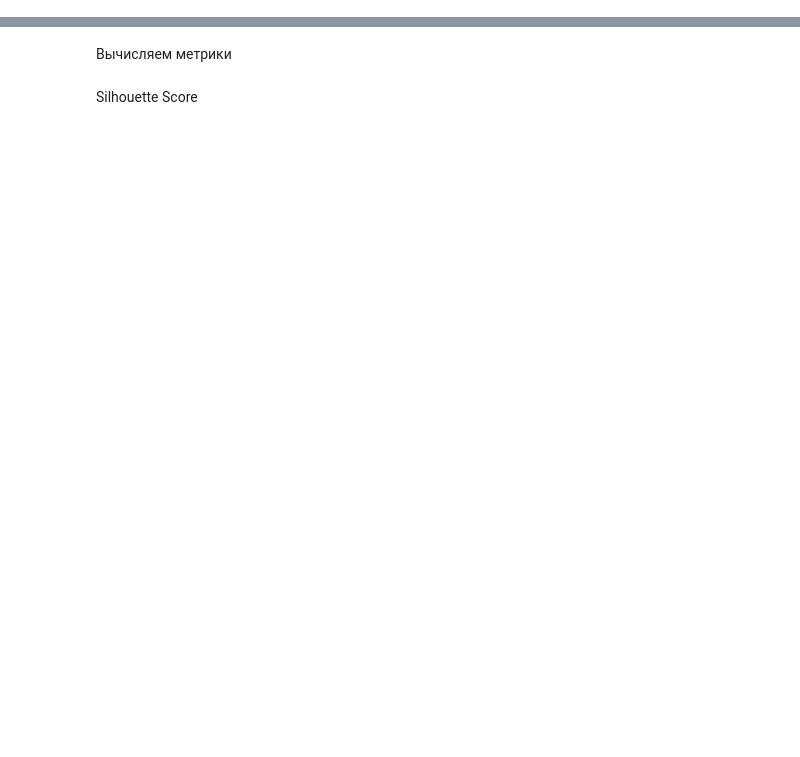
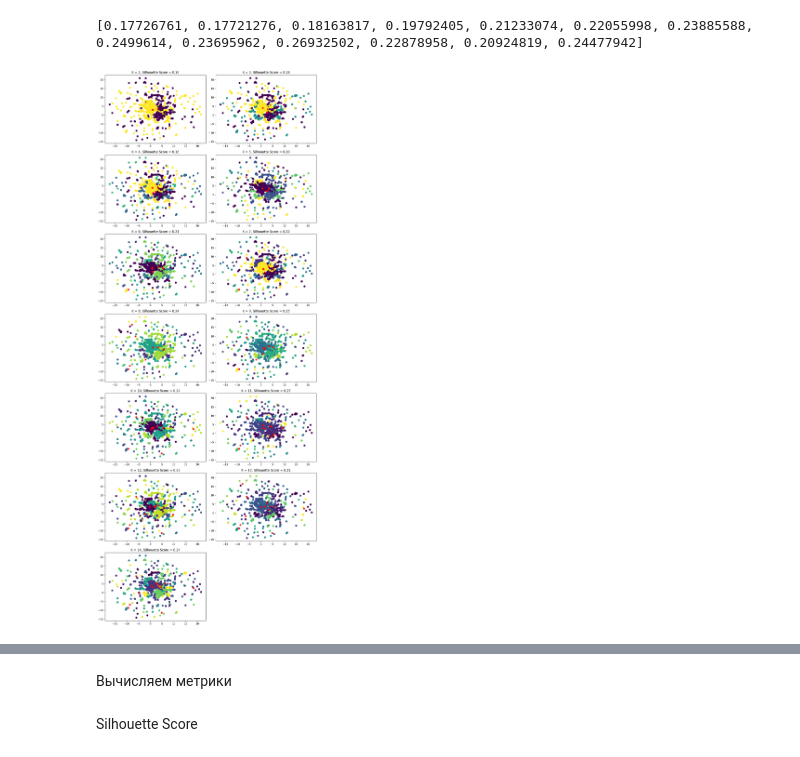
Before and after one commit to YLysov0017/Pproject, a Jupyter notebook: EXAMNE.ipynb, the cells around one changed output, grey strips where cells are left out. Cells and saved outputs as stored; diff of their text form; code cells hidden in the pictures; blank space fills up the shorter version.

```diff
--- a/EXAMNE.ipynb
+++ b/EXAMNE.ipynb
@@ -141,0 +178,5 @@ df
+# %%
+stop_words = []
+with open('./stop_words.txt') as f:
+    stop_words = [item.replace('\n', '') for item in f.readlines()]
+stop_words = set(stop_words)
@@ -142,3 +298,41 @@ df
+# %%
+import matplotlib.pyplot as plt
+from matplotlib.patches import Circle
+
+fig, axes = plt.subplots(7, 2, figsize=(12, 30))
+axes = axes.ravel()
+
+fig.delaxes(axes[-1])
+
+scores = []
+for i, k in enumerate(range(2, 15)):
+    kmeans = KMeans(n_clusters=k, n_init=10, random_state=42)
+    kmeans.fit(X_embedded1)
+
+    # Рассчет silhouette score
+    score = silhouette_score(X_embedded1, kmeans.labels_)
+    scores.append(score)
+    # Визуализация
+    cluster_centers_visual = np.array([X_embedded_visual1[kmeans.labels_ == label].mean(axis=0) for label in np.unique(kmeans.labels_)])
+
+    axes[i].scatter(X_embedded_visual1[:, 0], X_embedded_visual1[:, 1], c=kmeans.labels_, cmap='viridis')
+    axes[i].scatter(cluster_centers_visual[:, 0], cluster_centers_visual[:, 1], c='red', marker='X')
+
+    for center in cluster_centers_visual:
+        circle= Circle(center, radius=0.2, fill=False, linestyle='-', linewidth=2, edgecolor='red')
+        axes[i].add_artist(circle)
+
+    axes[i].set_title(f'K = {k}, Silhouette Score = {score:.2f}')
+
+print(scores)
+
+optimal_cluster_k = scores.index(max(scores)) + 2
+
+plt.tight_layout()
+plt.show()
+# %% [output]
+[0.17726761, 0.17721276, 0.18163817, 0.19792405, 0.21233074, 0.22055998, 0.23885588, 0.2499614, 0.23695962, 0.26932502, 0.22878958, 0.20924819, 0.24477942]
+[figure, added]
 # %%
 plt.scatter(df["Flavanoids"], df["Nonflavanoid_Phenols"])
 plt.xlabel('Содержание флавоноидов')
```
Also changed, not shown: parts of 37 cells of this notebook.
